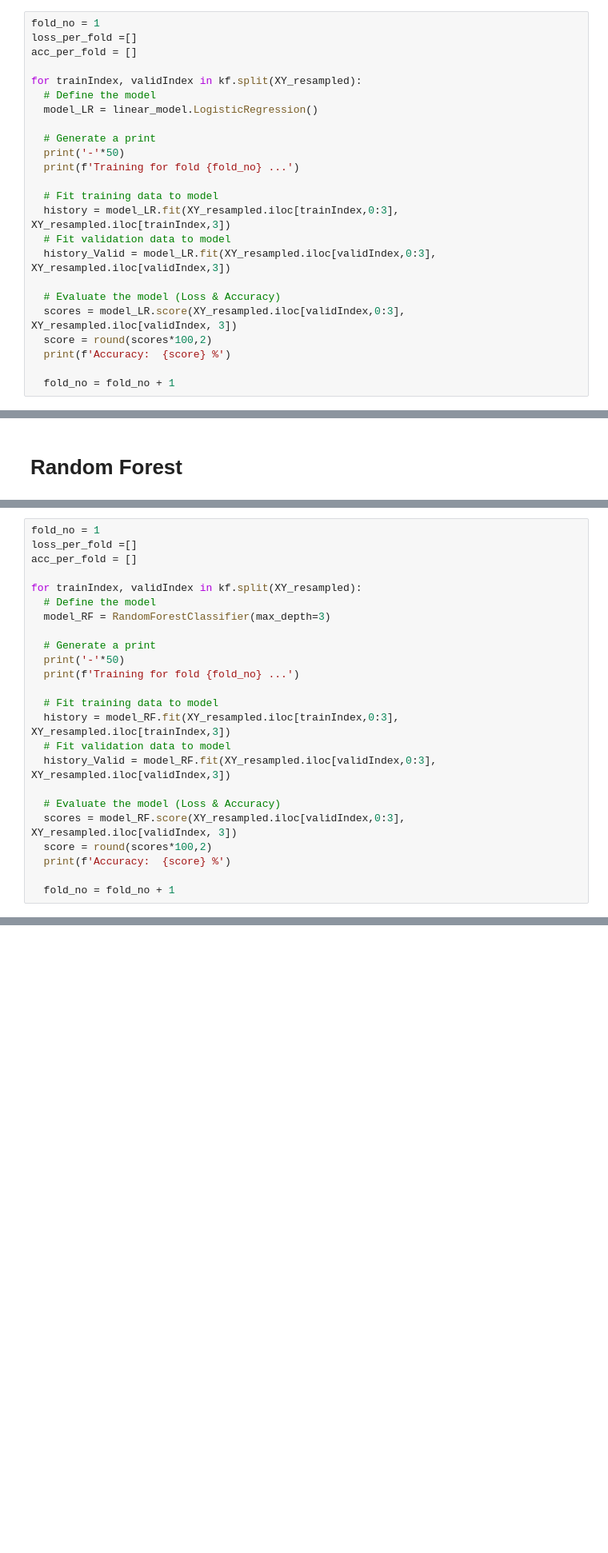
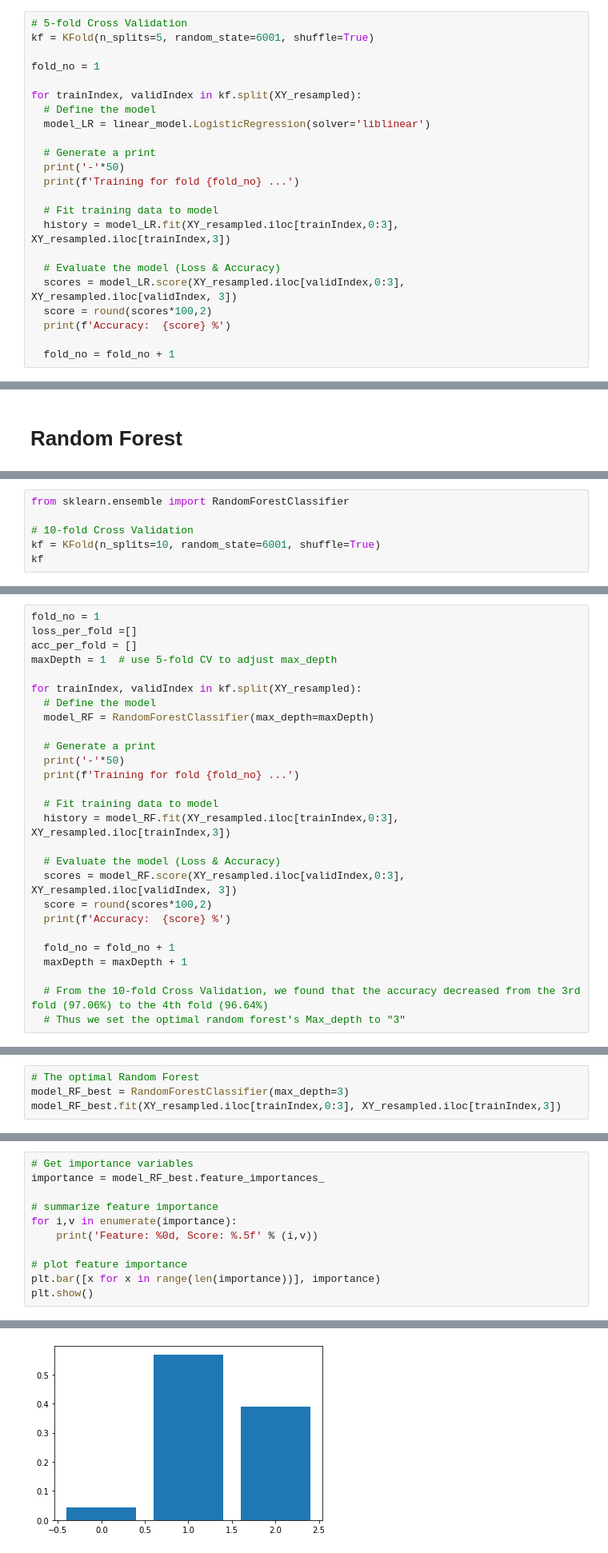
Before and after one commit to wetwetwet/Credit-card-fraud-detection, a Jupyter notebook: Final_Assignment.ipynb, the cells around one changed output, grey strips where cells are left out. Shown at 80% size. Saved outputs shown, nothing was run; the diff lists cells and outputs as text; blank space fills up the shorter version.

```diff
--- a/Final_Assignment.ipynb
+++ b/Final_Assignment.ipynb
@@ -495,13 +492,14 @@ weighted avg       0.91      0.76      0.80       598
 from sklearn import linear_model
 from sklearn.metrics import confusion_matrix
 # %%
+# 5-fold Cross Validation
+kf = KFold(n_splits=5, random_state=6001, shuffle=True)
+
 fold_no = 1
-loss_per_fold =[]
-acc_per_fold = []
 
 for trainIndex, validIndex in kf.split(XY_resampled):
   # Define the model
-  model_LR = linear_model.LogisticRegression()
+  model_LR = linear_model.LogisticRegression(solver='liblinear')
 
   # Generate a print
   print('-'*50)
@@ -509,8 +507,6 @@ for trainIndex, validIndex in kf.split(XY_resampled):
 
   # Fit training data to model
   history = model_LR.fit(XY_resampled.iloc[trainIndex,0:3], XY_resampled.iloc[trainIndex,3])
-  # Fit validation data to model
-  history_Valid = model_LR.fit(XY_resampled.iloc[validIndex,0:3], XY_resampled.iloc[validIndex,3])
 
   # Evaluate the model (Loss & Accuracy)
   scores = model_LR.score(XY_resampled.iloc[validIndex,0:3], XY_resampled.iloc[validIndex, 3])
@@ -560,0 +555,6 @@ from sklearn.ensemble import RandomForestClassifier
+# %%
+from sklearn.ensemble import RandomForestClassifier
+
+# 10-fold Cross Validation
+kf = KFold(n_splits=10, random_state=6001, shuffle=True)
+kf
@@ -562,10 +564,11 @@ from sklearn.ensemble import RandomForestClassifier
 fold_no = 1
 loss_per_fold =[]
 acc_per_fold = []
+maxDepth = 1  # use 5-fold CV to adjust max_depth
 
 for trainIndex, validIndex in kf.split(XY_resampled):
   # Define the model
-  model_RF = RandomForestClassifier(max_depth=3)
+  model_RF = RandomForestClassifier(max_depth=maxDepth)
 
   # Generate a print
   print('-'*50)
@@ -573,8 +576,6 @@ for trainIndex, validIndex in kf.split(XY_resampled):
 
   # Fit training data to model
   history = model_RF.fit(XY_resampled.iloc[trainIndex,0:3], XY_resampled.iloc[trainIndex,3])
-  # Fit validation data to model
-  history_Valid = model_RF.fit(XY_resampled.iloc[validIndex,0:3], XY_resampled.iloc[validIndex,3])
 
   # Evaluate the model (Loss & Accuracy)
   scores = model_RF.score(XY_resampled.iloc[validIndex,0:3], XY_resampled.iloc[validIndex, 3])
@@ -582,6 +583,10 @@ for trainIndex, validIndex in kf.split(XY_resampled):
   print(f'Accuracy:  {score} %')
 
   fold_no = fold_no + 1
+  maxDepth = maxDepth + 1
+
+  # From the 10-fold Cross Validation, we found that the accuracy decreased from the 3rd fold (97.06%) to the 4th fold (96.64%)
+  # Thus we set the optimal random forest's Max_depth to "3"
 # %% [output]
 --------------------------------------------------
 Training for fold 1 ...
@@ -600,0 +608,4 @@ Accuracy:  95.6 %
+# %%
+# The optimal Random Forest
+model_RF_best = RandomForestClassifier(max_depth=3)
+model_RF_best.fit(XY_resampled.iloc[trainIndex,0:3], XY_resampled.iloc[trainIndex,3])
@@ -620,0 +641,12 @@ weighted avg       0.95      0.92      0.93       598
+# %%
+# Get importance variables
+importance = model_RF_best.feature_importances_
+
+# summarize feature importance
+for i,v in enumerate(importance):
+	print('Feature: %0d, Score: %.5f' % (i,v))
+
+# plot feature importance
+plt.bar([x for x in range(len(importance))], importance)
+plt.show()
+# %% [output]
@@ -620,0 +656 @@ weighted avg       0.95      0.92      0.93       598
+[figure, added]
```
Also changed, not shown: parts of 13 cells of this notebook.
